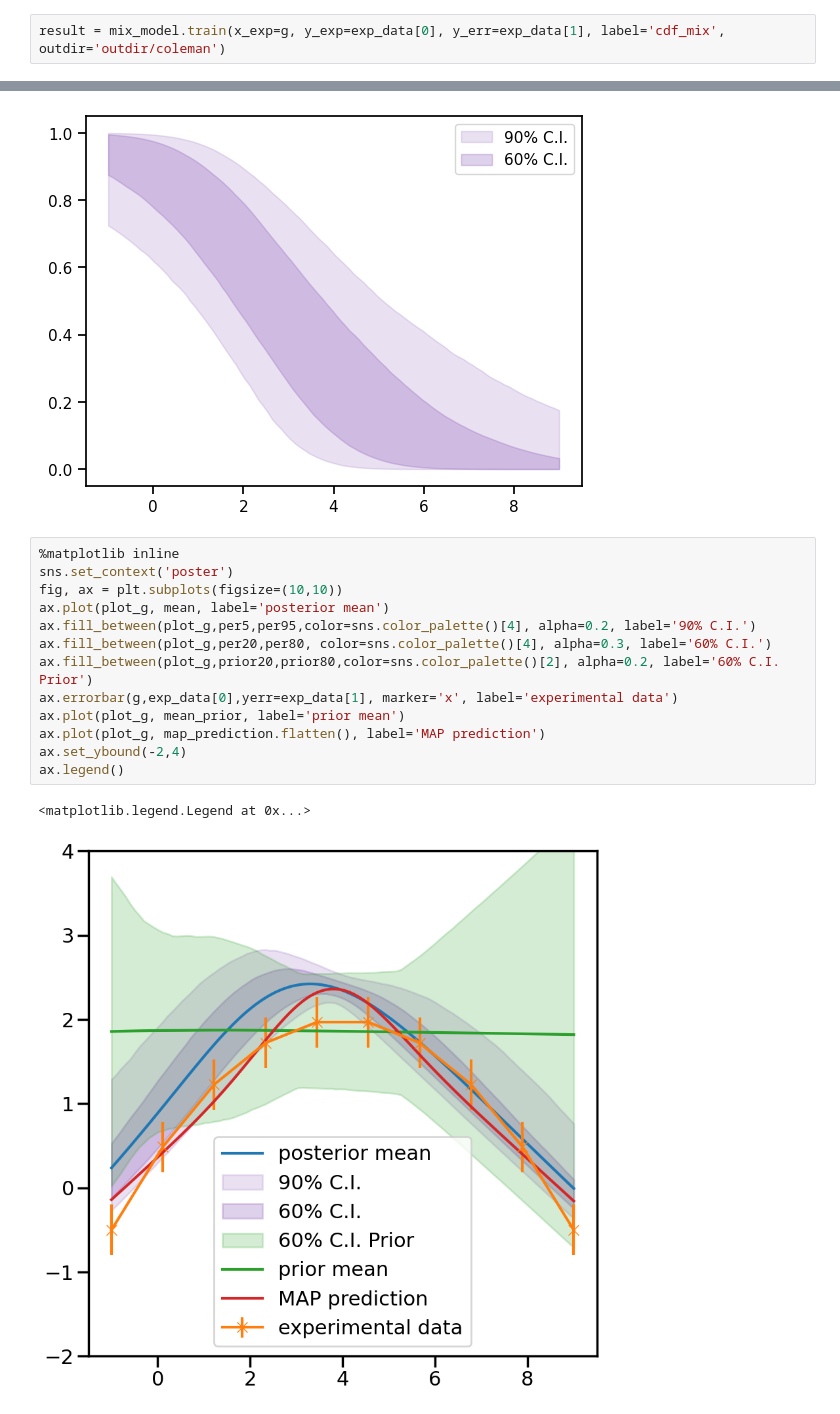
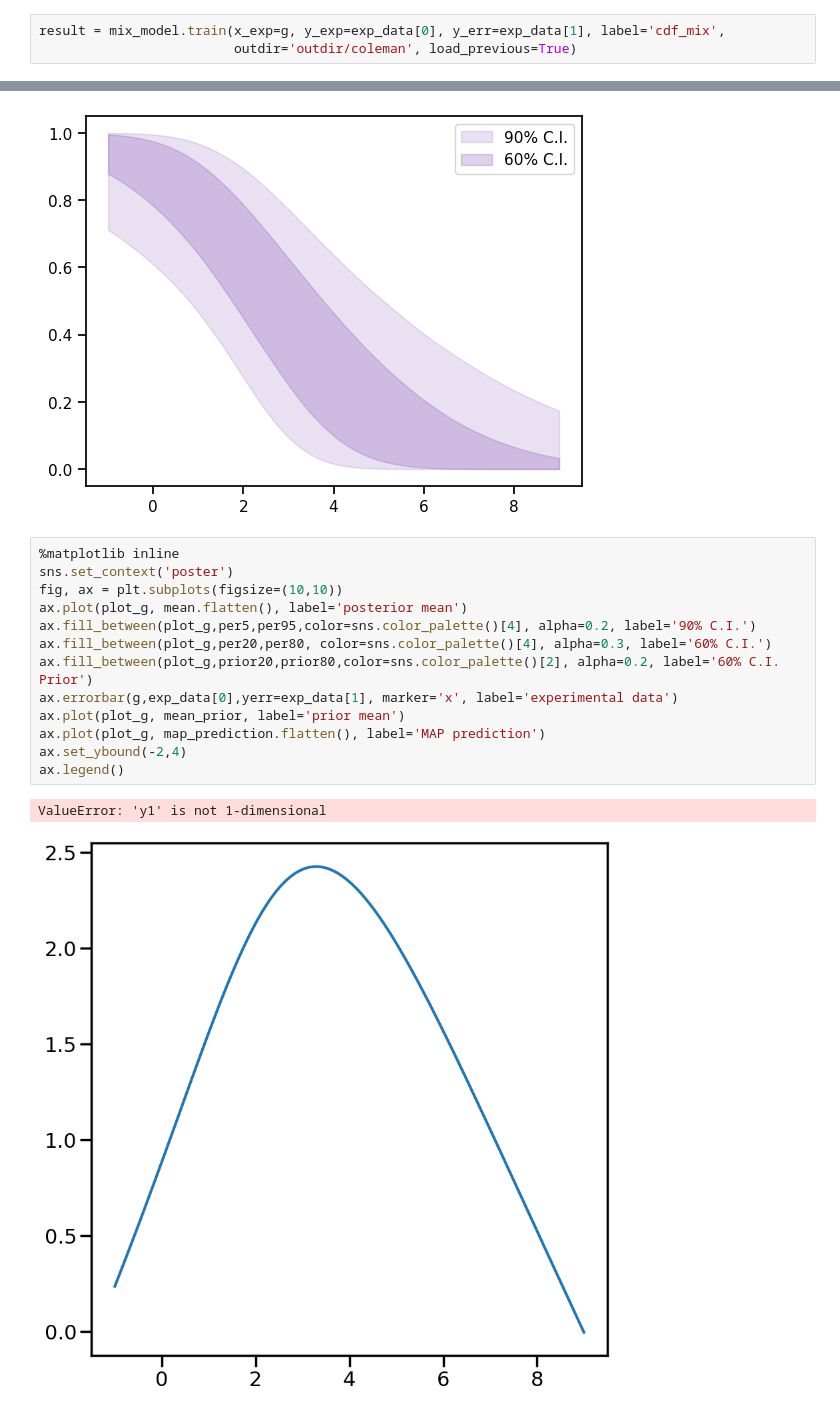
Before and after one commit to bandframework/Taweret, a Jupyter notebook: docs/source/notebooks/Linear_BMM_with_cdf_function_for_coleman_models.ipynb, the cells around one changed output, grey strips where cells are left out. Saved outputs shown, nothing was run; the diff lists cells and outputs as text.

```diff
--- a/docs/source/notebooks/Linear_BMM_with_cdf_function_for_coleman_models.ipynb
+++ b/docs/source/notebooks/Linear_BMM_with_cdf_function_for_coleman_models.ipynb
@@ -121,4 +121,5 @@ mix_model.prior
 # %% [markdown]
 ## 3. Train to find posterior
 # %%
-result = mix_model.train(x_exp=g, y_exp=exp_data[0], y_err=exp_data[1], label='cdf_mix', outdir='outdir/coleman')
+result = mix_model.train(x_exp=g, y_exp=exp_data[0], y_err=exp_data[1], label='cdf_mix',
+                         outdir='outdir/coleman', load_previous=True)
@@ -205,16 +165,16 @@ ax.legend()
 # %%
 %matplotlib inline
 sns.set_context('poster')
 fig, ax = plt.subplots(figsize=(10,10))
-ax.plot(plot_g, mean, label='posterior mean')
+ax.plot(plot_g, mean.flatten(), label='posterior mean')
 ax.fill_between(plot_g,per5,per95,color=sns.color_palette()[4], alpha=0.2, label='90% C.I.')
 ax.fill_between(plot_g,per20,per80, color=sns.color_palette()[4], alpha=0.3, label='60% C.I.')
 ax.fill_between(plot_g,prior20,prior80,color=sns.color_palette()[2], alpha=0.2, label='60% C.I. Prior')
 ax.errorbar(g,exp_data[0],yerr=exp_data[1], marker='x', label='experimental data')
 ax.plot(plot_g, mean_prior, label='prior mean')
 ax.plot(plot_g, map_prediction.flatten(), label='MAP prediction')
 ax.set_ybound(-2,4)
 ax.legend()
 # %% [output]
-<matplotlib.legend.Legend at 0x...>
+ValueError: 'y1' is not 1-dimensional
-[figure, old version]
+[figure, new version]
```
Also changed, not shown: parts of 5 cells of this notebook.
